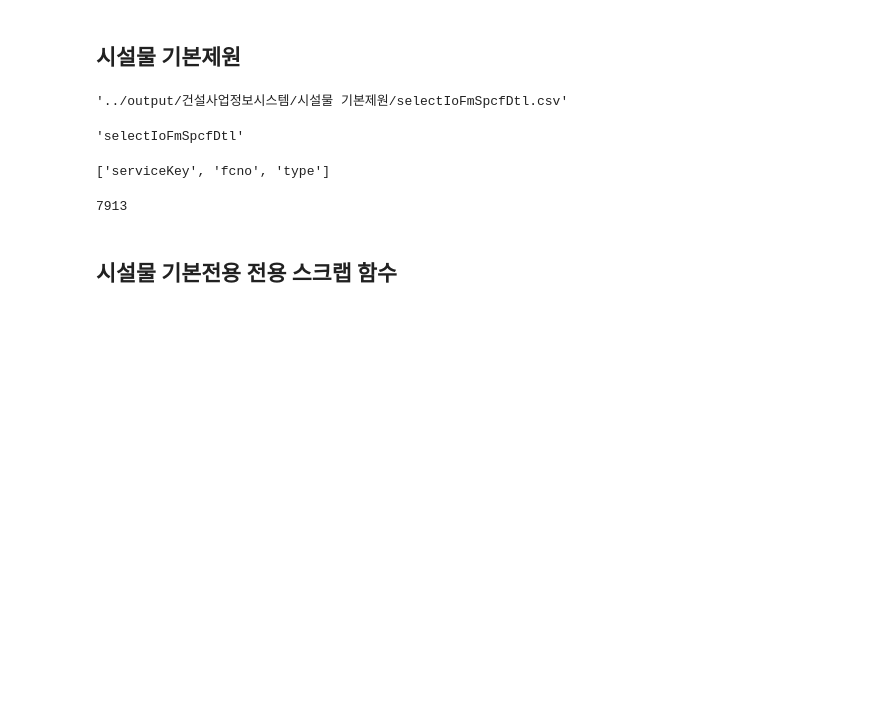
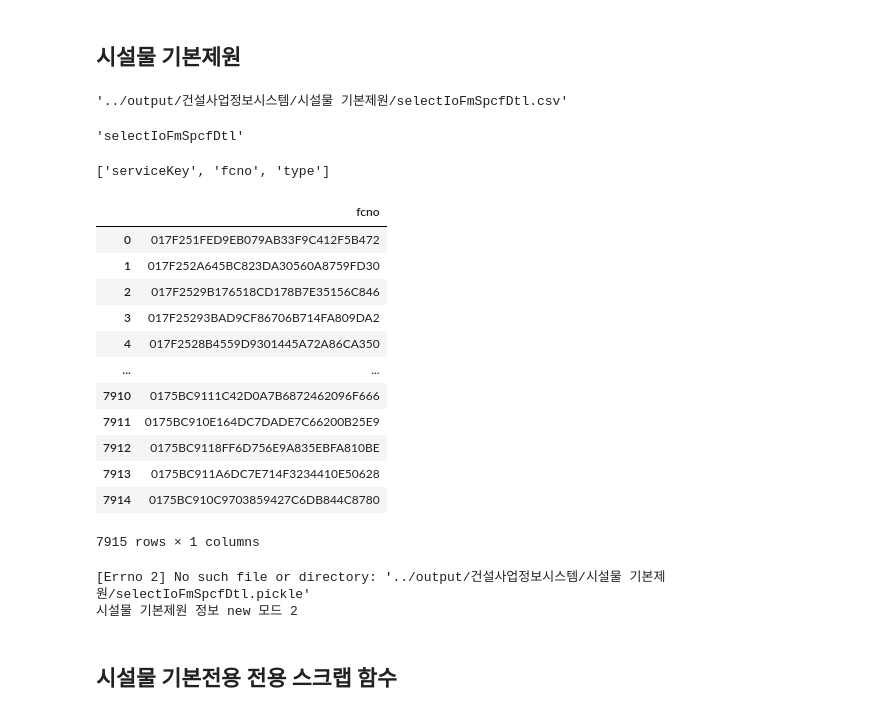
Before and after one commit to hyokwan/python_automation, a Jupyter notebook: apiScrapy/codeset/20.selectIoFmSpcfDtl.ipynb, the cells around one changed output. Drawn from its saved outputs; the diff is of its cells as text; code cells hidden in the pictures; blank space fills up the shorter version.

```diff
--- a/apiScrapy/codeset/20.selectIoFmSpcfDtl.ipynb
+++ b/apiScrapy/codeset/20.selectIoFmSpcfDtl.ipynb
@@ -41,7 +47,19 @@ imsiDf = pd.read_csv(\
 # %%
 dfCombi = imsiDf.loc[:,["fcno"]].drop_duplicates()
 dfCombi.reset_index(inplace=True, drop=True)
 dfCombiLen = dfCombi.shape[0]
-dfCombiLen
+dfCombi
 # %% [output]
+|  | fcno |
+| 0 | 017F251FED9EB079AB33F9C412F5B472 |
+| 1 | 017F252A645BC823DA30560A8759FD30 |
+| 2 | 017F2529B176518CD178B7E35156C846 |
+| 3 | 017F25293BAD9CF86706B714FA809DA2 |
+| 4 | 017F2528B4559D9301445A72A86CA350 |
+| ... | ... |
+| 7910 | 0175BC9111C42D0A7B6872462096F666 |
+| 7911 | 0175BC910E164DC7DADE7C66200B25E9 |
+| 7912 | 0175BC9118FF6D756E9A835EBFA810BE |
+| 7913 | 0175BC911A6DC7E714F3234410E50628 |
+| 7914 | 0175BC910C9703859427C6DB844C8780 |
-7913
+7915 rows × 1 columns
@@ -48,3 +68,34 @@ dfCombiLen
+# %%
+orgParam = []
+try:
+    # 기존 데이터 및 파라미터 정보 불러오기
+    # 리스트로 불러오기로 변경 0425
+    orgParam = cf.loadparam(SITENAME,DATANAME,SERVICENAME)[0]
+## 파일이 없는경우
+except Exception as e:
+    orgParam = []
+    print(e)
+
+ptlcmnoList = list( set(newParam) - set(orgParam) )
+# 모드: 0=종료 1=append 2=새로생성
+mode = 2
+
+# 업데이트 할 내용이 없으면 종료
+if ptlcmnoList == []:
+    mode = 0
+    print("{} 정보 quit모드 {} ".format(DATANAME, mode))
+    quit()
+# orgParam == []
+elif orgParam == []:
+    mode = 2
+    print("{} 정보 new 모드 {} ".format(DATANAME, mode))
+# 이외에는 append 모드
+else:
+    mode = 1
+    print("{} 정보 append 모드 {} ".format(DATANAME, mode))
+# %% [output]
+[Errno 2] No such file or directory: '../output/건설사업정보시스템/시설물 기본제원/selectIoFmSpcfDtl.pickle'
+시설물 기본제원 정보 new 모드 2
 # %% [markdown]
 ## 시설물 기본전용 전용 스크랩 함수
 # %%
```
Also changed, not shown: parts of 12 cells of this notebook, 6 other files.
